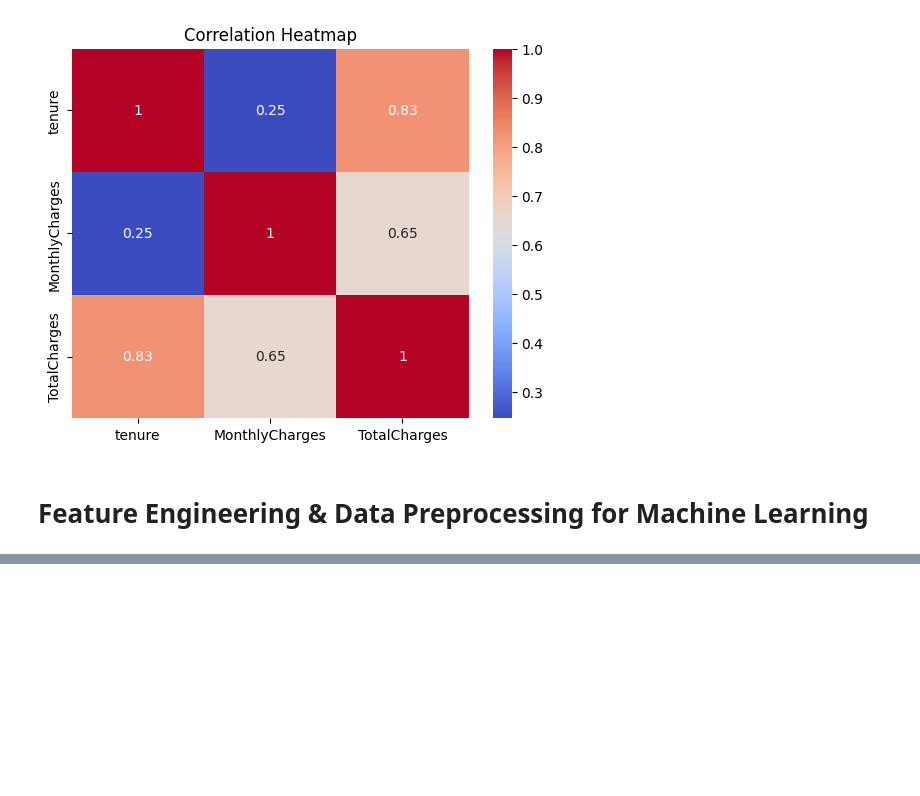
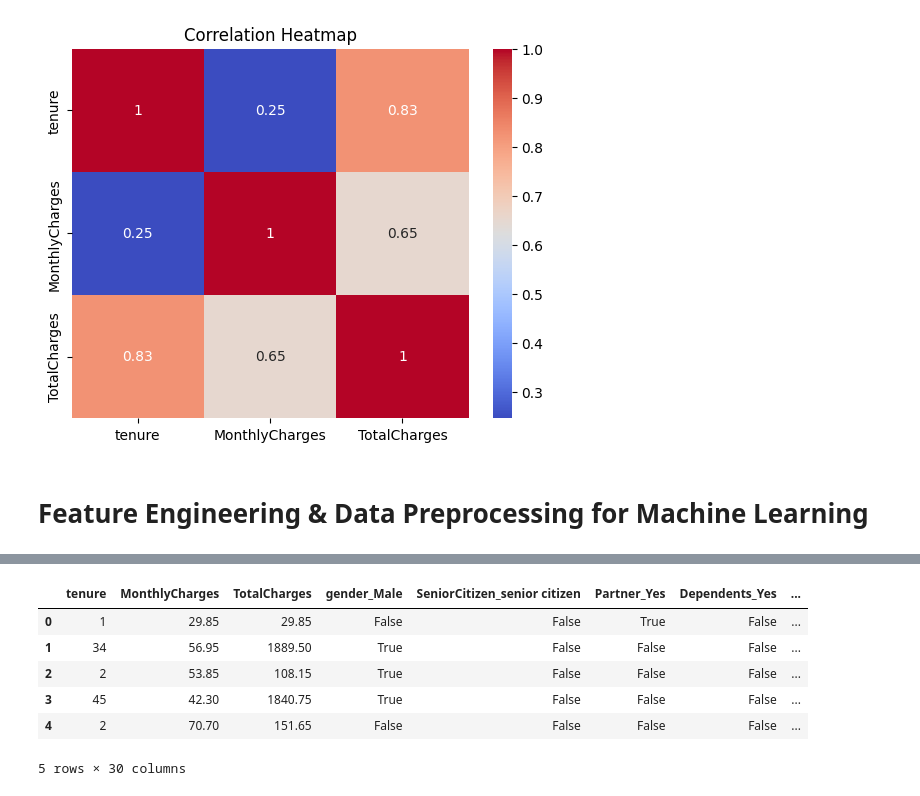
Before and after one commit to Prakash-Kumar-Badaila/churn_prediction_system, a Jupyter notebook: notebooks/churn_prediction.ipynb, the cells around one changed output, grey strips where cells are left out. Drawn from its saved outputs; the diff is of its cells as text; code cells hidden in the pictures; blank space fills up the shorter version.

```diff
--- a/notebooks/churn_prediction.ipynb
+++ b/notebooks/churn_prediction.ipynb
@@ -429,3 +429,10 @@ plt.show()
 [figure]
 # %% [markdown]
 # Feature Engineering & Data Preprocessing for Machine Learning
+# %%
+#Encode the target variable
+df_ml = df_clean.copy()
+df_ml['Churn']= df_ml['Churn'].map({
+    "Yes":1,
+    "No":0
+})
@@ -431,0 +446,4 @@ plt.show()
+# %%
+#Separating the features and target
+X= df_ml.drop("Churn",axis=1)
+y=df_ml['Churn']
@@ -431,0 +461,16 @@ plt.show()
+# %%
+#one hot encoding .
+X= pd.get_dummies(
+    X,
+    drop_first=True
+)
+# %%
+X.head()
+# %% [output]
+|  | tenure | MonthlyCharges | TotalCharges | gender_Male | SeniorCitizen_senior citizen | Partner_Yes | Dependents_Yes | ... |
+| 0 | 1 | 29.85 | 29.85 | False | False | True | False | ... |
+| 1 | 34 | 56.95 | 1889.50 | True | False | False | False | ... |
+| 2 | 2 | 53.85 | 108.15 | True | False | False | False | ... |
+| 3 | 45 | 42.30 | 1840.75 | True | False | False | False | ... |
+| 4 | 2 | 70.70 | 151.65 | False | False | False | False | ... |
+5 rows × 30 columns
```
Also changed, not shown: parts of 4 cells of this notebook.
